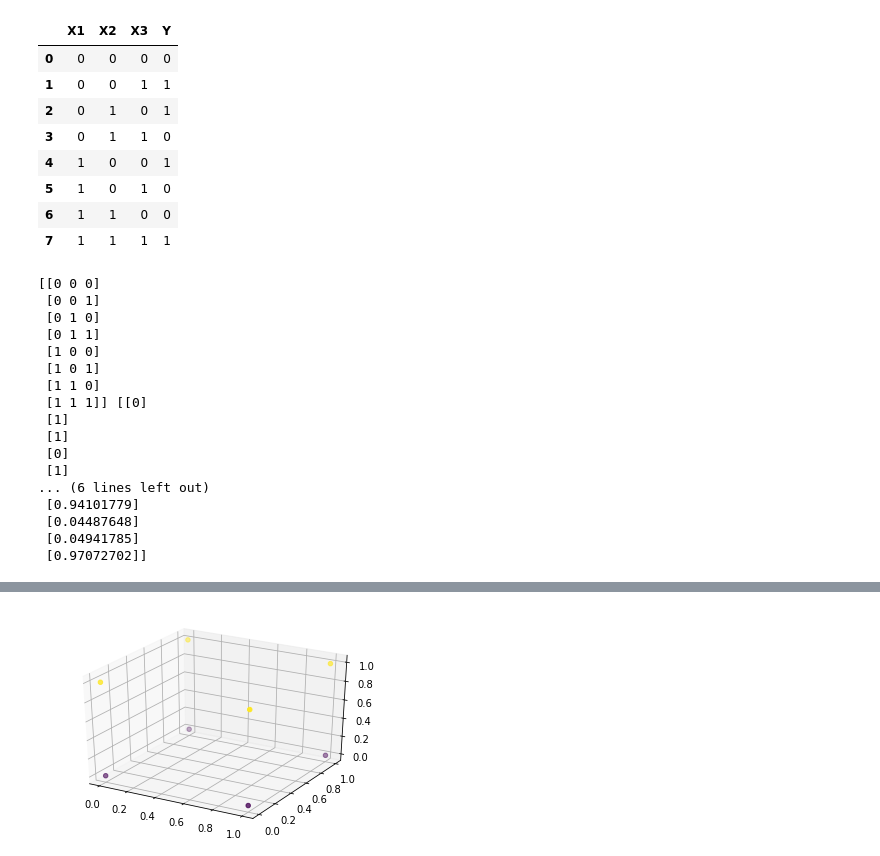
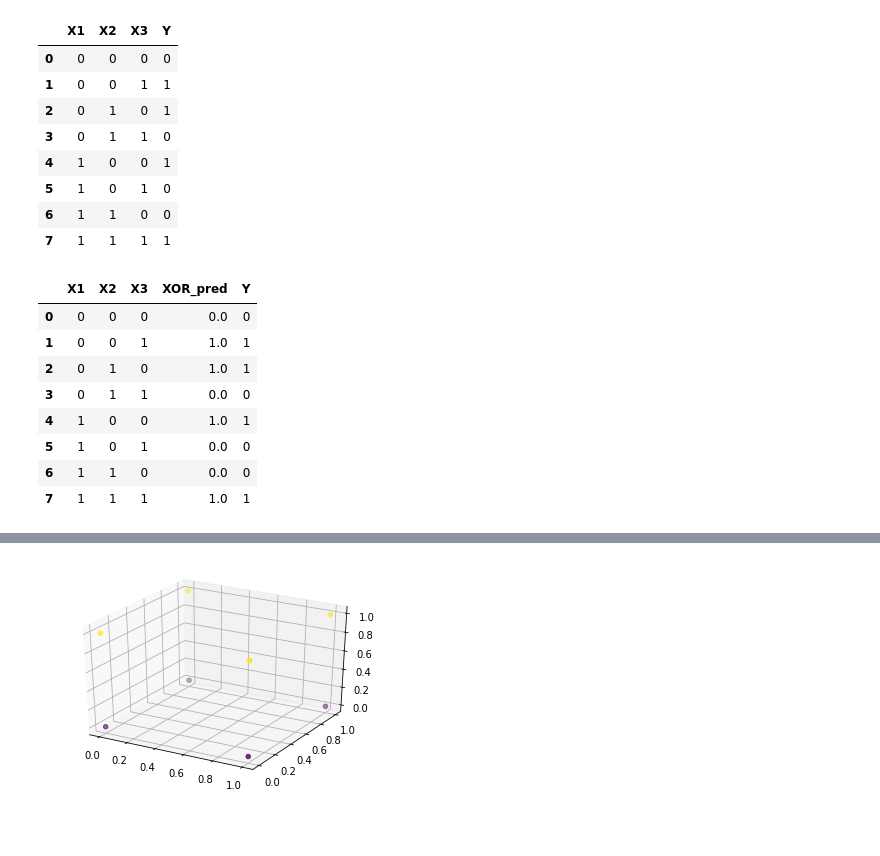
Before and after one commit to kae4ka/university-hometasks, a Jupyter notebook: INS.ipynb, the cells around one changed output, grey strips where cells are left out. Drawn from its saved outputs; the diff is of its cells as text; code cells hidden in the pictures; blank space fills up the shorter version.

```diff
--- a/INS.ipynb
+++ b/INS.ipynb
@@ -381,28 +381,28 @@ for _ in range(num_iter):
       b2 += lr * np.sum(layer2_err)
       b1 += lr * np.sum(layer1_err)
 # %%
+y_pred_xor = []
+
 layer0 = X
 layer1 = sigmoid(np.dot(layer0, W1) + b1)
-layer2 = sigmoid(np.dot(layer1, W2) + b2)
-print(X, Y, layer2)
+layer2 = np.around(sigmoid(np.dot(layer1, W2) + b2)).ravel()
+
+for k in layer2:
+  y_pred_xor.append(k)
+
+df.insert(3, "XOR_pred", y_pred_xor, True)
+
+df
 # %% [output]
-[[0 0 0]
- [0 0 1]
- [0 1 0]
- [0 1 1]
- [1 0 0]
- [1 0 1]
- [1 1 0]
- [1 1 1]] [[0]
- [1]
- [1]
- [0]
- [1]
-... (6 lines left out)
- [0.94101779]
- [0.04487648]
- [0.04941785]
- [0.97072702]]
+|  | X1 | X2 | X3 | XOR_pred | Y |
+| 0 | 0 | 0 | 0 | 0.0 | 0 |
+| 1 | 0 | 0 | 1 | 1.0 | 1 |
+| 2 | 0 | 1 | 0 | 1.0 | 1 |
+| 3 | 0 | 1 | 1 | 0.0 | 0 |
+| 4 | 1 | 0 | 0 | 1.0 | 1 |
+| 5 | 1 | 0 | 1 | 0.0 | 0 |
+| 6 | 1 | 1 | 0 | 0.0 | 0 |
+| 7 | 1 | 1 | 1 | 1.0 | 1 |
 # %%
 import matplotlib.pyplot as plt
 
```
Also changed, not shown: parts of 28 cells of this notebook.
